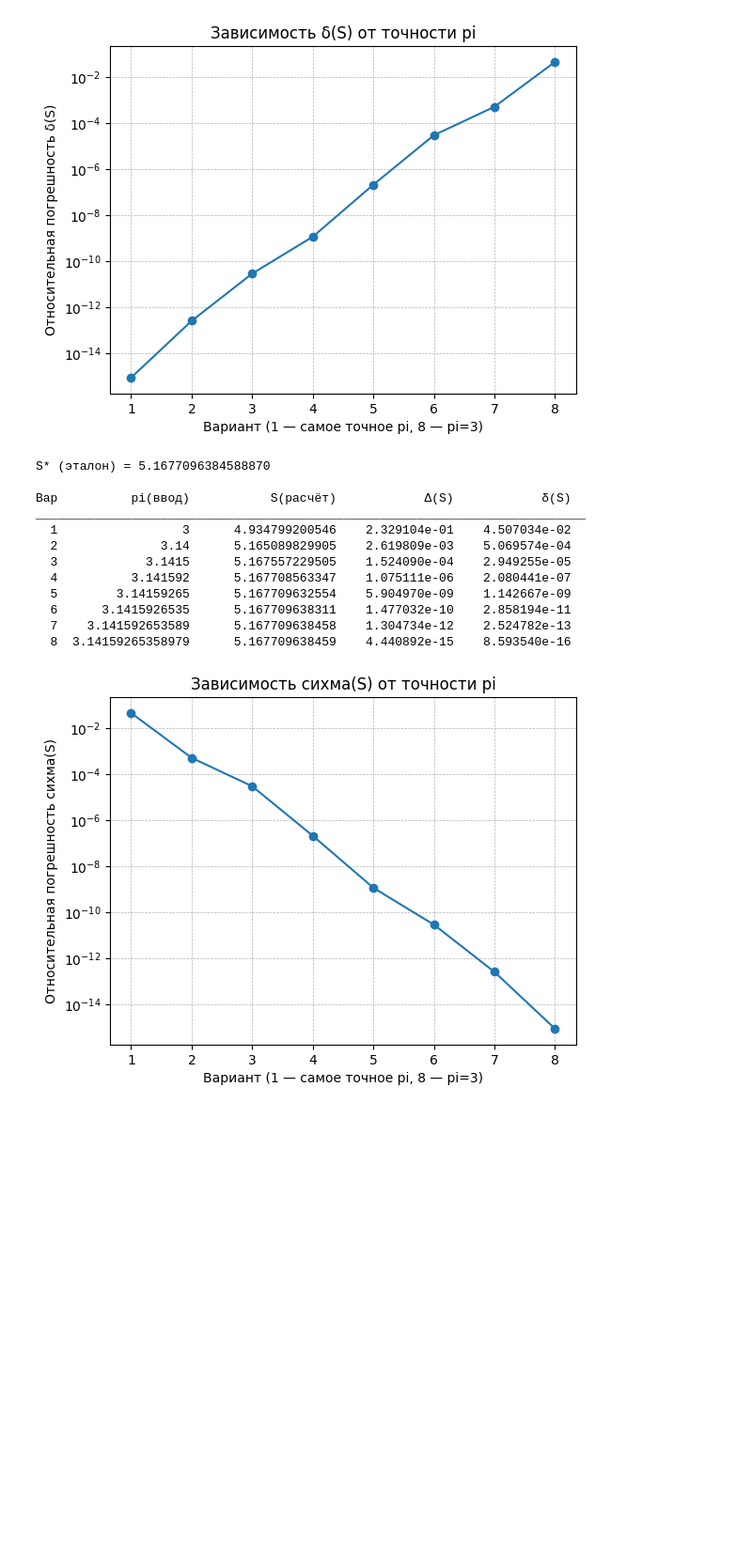
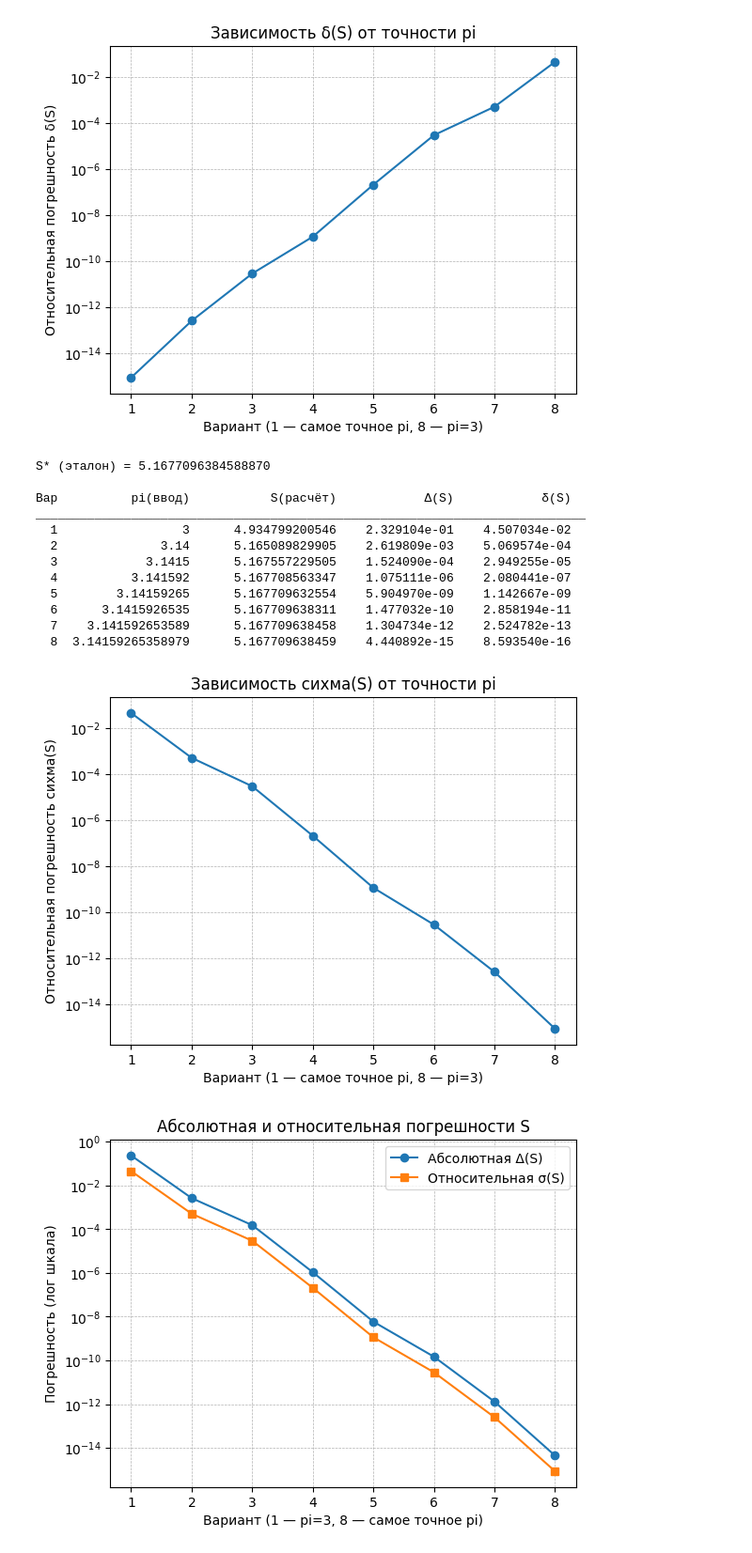
Before and after one commit to KapaSique/Computational-methods, a Jupyter notebook: task_2.ipynb, the cells around one changed output. Shown at 94% size. Drawn from its saved outputs; the diff is of its cells as text; code cells hidden in the pictures; blank space fills up the shorter version.

```diff
--- a/task_2.ipynb
+++ b/task_2.ipynb
@@ -123,30 +123,46 @@ def main():
         rel_errors.append(rel_err)
 
         print(f"{i:>3}  {p_str:>16}  {S:>18.12f}  {abs_err:>14.6e}  {rel_err:>14.6e}")
 
     #храфик
     plt.figure()
     plt.plot(variants, rel_errors, marker="o")
     plt.yscale("log")
     plt.xlabel("Вариант (1 — самое точное pi, 8 — pi=3)")
     plt.ylabel("Относительная погрешность сихма(S)")
     plt.title("Зависимость сихма(S) от точности pi")
     plt.grid(True, which="both", linestyle="--", linewidth=0.5)
     plt.show()
 
+    abs_errs = [r[2] for r in rows]
+    rel_errs = [r[3] for r in rows]
+    x = list(range(1, len(rows) + 1))
+
+    plt.figure()
+    plt.semilogy(x, abs_errs, marker="o", label="Абсолютная Δ(S)")
+    plt.semilogy(x, rel_errs, marker="s", label="Относительная σ(S)")
+
+    plt.xlabel("Вариант (1 — pi=3, 8 — самое точное pi)")
+    plt.ylabel("Погрешность (лог шкала)")
+    plt.title("Абсолютная и относительная погрешности S")
+    plt.grid(True, which="both", linestyle="--", linewidth=0.5)
+    plt.legend()
+    plt.show()
+
 if __name__ == "__main__":
     main()
 # %% [output]
 S* (эталон) = 5.1677096384588870
 
 Вар          pi(ввод)           S(расчёт)            Δ(S)            δ(S)
 ___________________________________________________________________________
   1                 3      4.934799200546    2.329104e-01    4.507034e-02
   2              3.14      5.165089829905    2.619809e-03    5.069574e-04
   3            3.1415      5.167557229505    1.524090e-04    2.949255e-05
   4          3.141592      5.167708563347    1.075111e-06    2.080441e-07
   5        3.14159265      5.167709632554    5.904970e-09    1.142667e-09
   6      3.1415926535      5.167709638311    1.477032e-10    2.858194e-11
   7    3.141592653589      5.167709638458    1.304734e-12    2.524782e-13
   8  3.14159265358979      5.167709638459    4.440892e-15    8.593540e-16
 [figure]
+[figure, added]
```
Also changed, not shown: parts of 1 cell of this notebook, 2 other files.
